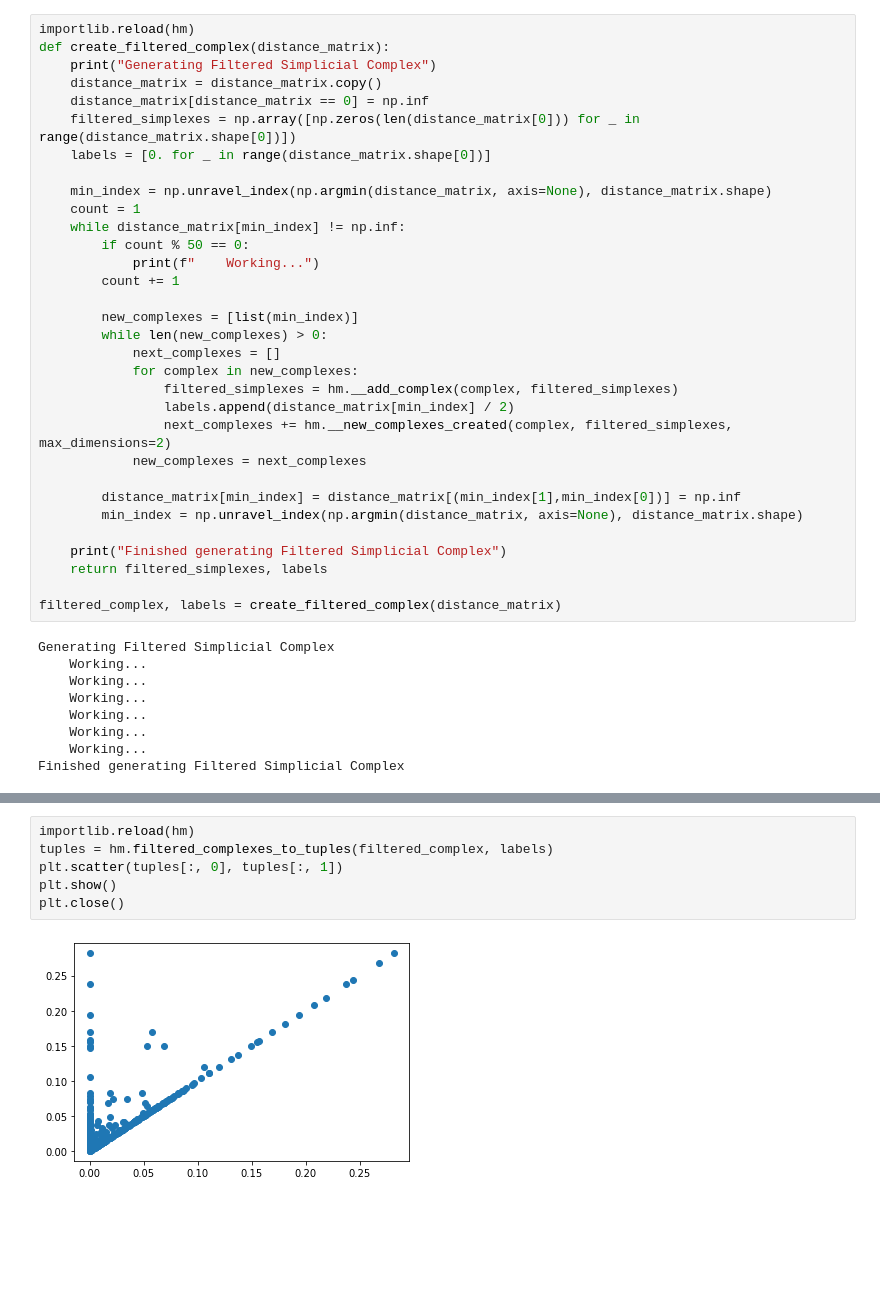
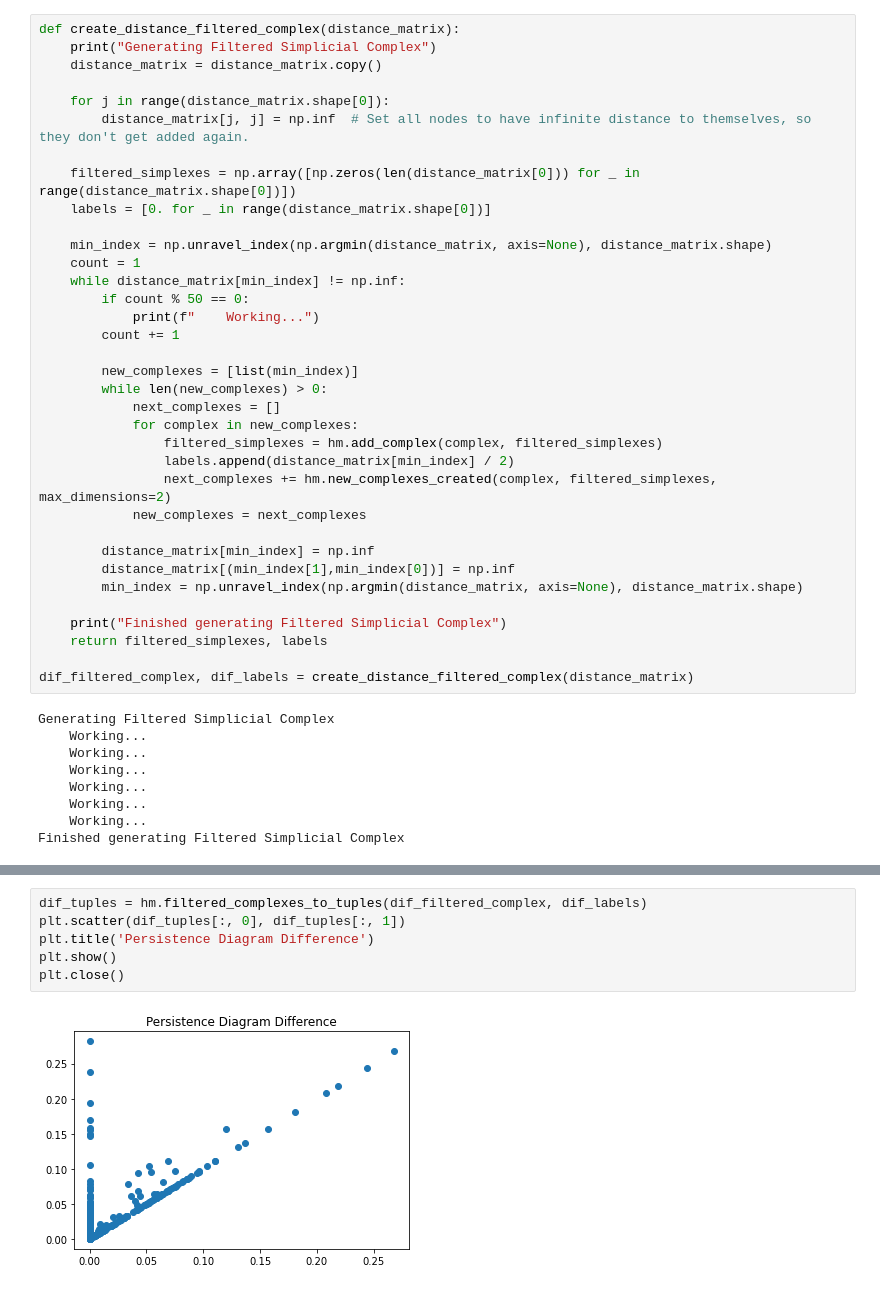
Before and after one commit to WillemSch/Topological-Learning, a Jupyter notebook: src/project/project.ipynb, the cells around one changed output, grey strips where cells are left out. Drawn from its saved outputs; the diff is of its cells as text; blank space fills up the shorter version.

```diff
--- a/src/project/project.ipynb
+++ b/src/project/project.ipynb
@@ -150,9 +188,11 @@ distance_matrix = create_distance_matrix(graph)
 # %%
-importlib.reload(hm)
-def create_filtered_complex(distance_matrix):
+def create_distance_filtered_complex(distance_matrix):
     print("Generating Filtered Simplicial Complex")
     distance_matrix = distance_matrix.copy()
-    distance_matrix[distance_matrix == 0] = np.inf
+
+    for j in range(distance_matrix.shape[0]):
+        distance_matrix[j, j] = np.inf  # Set all nodes to have infinite distance to themselves, so they don't get added again.
+
     filtered_simplexes = np.array([np.zeros(len(distance_matrix[0])) for _ in range(distance_matrix.shape[0])])
     labels = [0. for _ in range(distance_matrix.shape[0])]
 
@@ -167,18 +207,19 @@ def create_filtered_complex(distance_matrix):
         while len(new_complexes) > 0:
             next_complexes = []
             for complex in new_complexes:
-                filtered_simplexes = hm.__add_complex(complex, filtered_simplexes)
+                filtered_simplexes = hm.add_complex(complex, filtered_simplexes)
                 labels.append(distance_matrix[min_index] / 2)
-                next_complexes += hm.__new_complexes_created(complex, filtered_simplexes, max_dimensions=2)
+                next_complexes += hm.new_complexes_created(complex, filtered_simplexes, max_dimensions=2)
             new_complexes = next_complexes
 
-        distance_matrix[min_index] = distance_matrix[(min_index[1],min_index[0])] = np.inf
+        distance_matrix[min_index] = np.inf
+        distance_matrix[(min_index[1],min_index[0])] = np.inf
         min_index = np.unravel_index(np.argmin(distance_matrix, axis=None), distance_matrix.shape)
 
     print("Finished generating Filtered Simplicial Complex")
     return filtered_simplexes, labels
 
-filtered_complex, labels = create_filtered_complex(distance_matrix)
+dif_filtered_complex, dif_labels = create_distance_filtered_complex(distance_matrix)
 # %% [output]
 Generating Filtered Simplicial Complex
     Working...
@@ -191,8 +282,8 @@ Finished generating Filtered Simplicial Complex
 # %%
-importlib.reload(hm)
-tuples = hm.filtered_complexes_to_tuples(filtered_complex, labels)
-plt.scatter(tuples[:, 0], tuples[:, 1])
+dif_tuples = hm.filtered_complexes_to_tuples(dif_filtered_complex, dif_labels)
+plt.scatter(dif_tuples[:, 0], dif_tuples[:, 1])
+plt.title('Persistence Diagram Difference')
 plt.show()
 plt.close()
 # %% [output]
-[figure, old version]
+[figure, new version]
```
Also changed, not shown: parts of 15 cells of this notebook, 7 other files.
